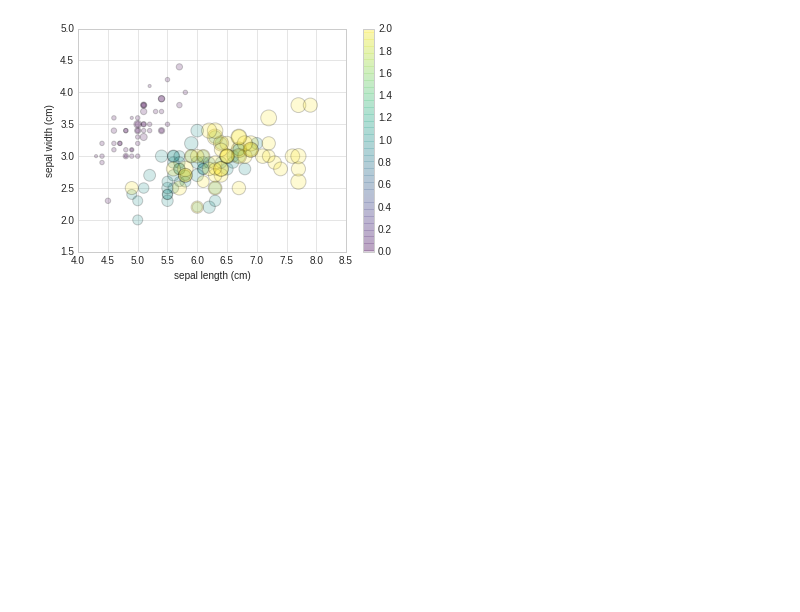
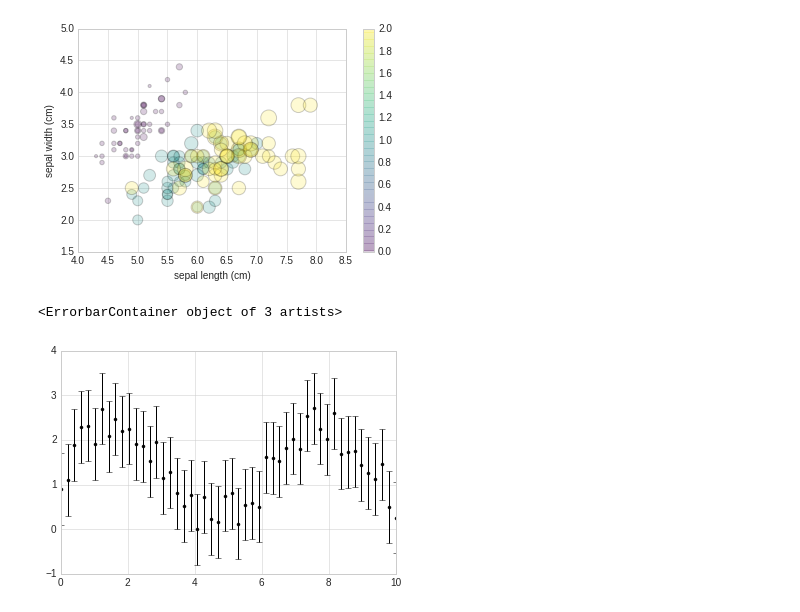
Before and after one commit to aliensmart/machine_learning, a Jupyter notebook: Matplotlib.ipynb, the cells around one changed output. Cells and saved outputs as stored; diff of their text form; code cells hidden in the pictures; blank space fills up the shorter version.

Commit message:
added basic error bar

```diff
--- a/Matplotlib.ipynb
+++ b/Matplotlib.ipynb
@@ -266,3 +266,13 @@ plt.ylabel(iris.feature_names[1]);
 plt.colorbar();
 # %% [output]
 [figure]
+# %%
+# Visualizing Errors
+# Basic Errorbars
+x = np.linspace(0, 10, 50) # Creates evenly spaces 50 elements of array
+dy = 0.8
+y = np.sin(x) + dy + np.random.rand(50)
+plt.errorbar(x, y, yerr=dy, fmt='.k');
+# %% [output]
+<ErrorbarContainer object of 3 artists>
+[figure, added]
```
Also changed, not shown: parts of 2 cells of this notebook.
